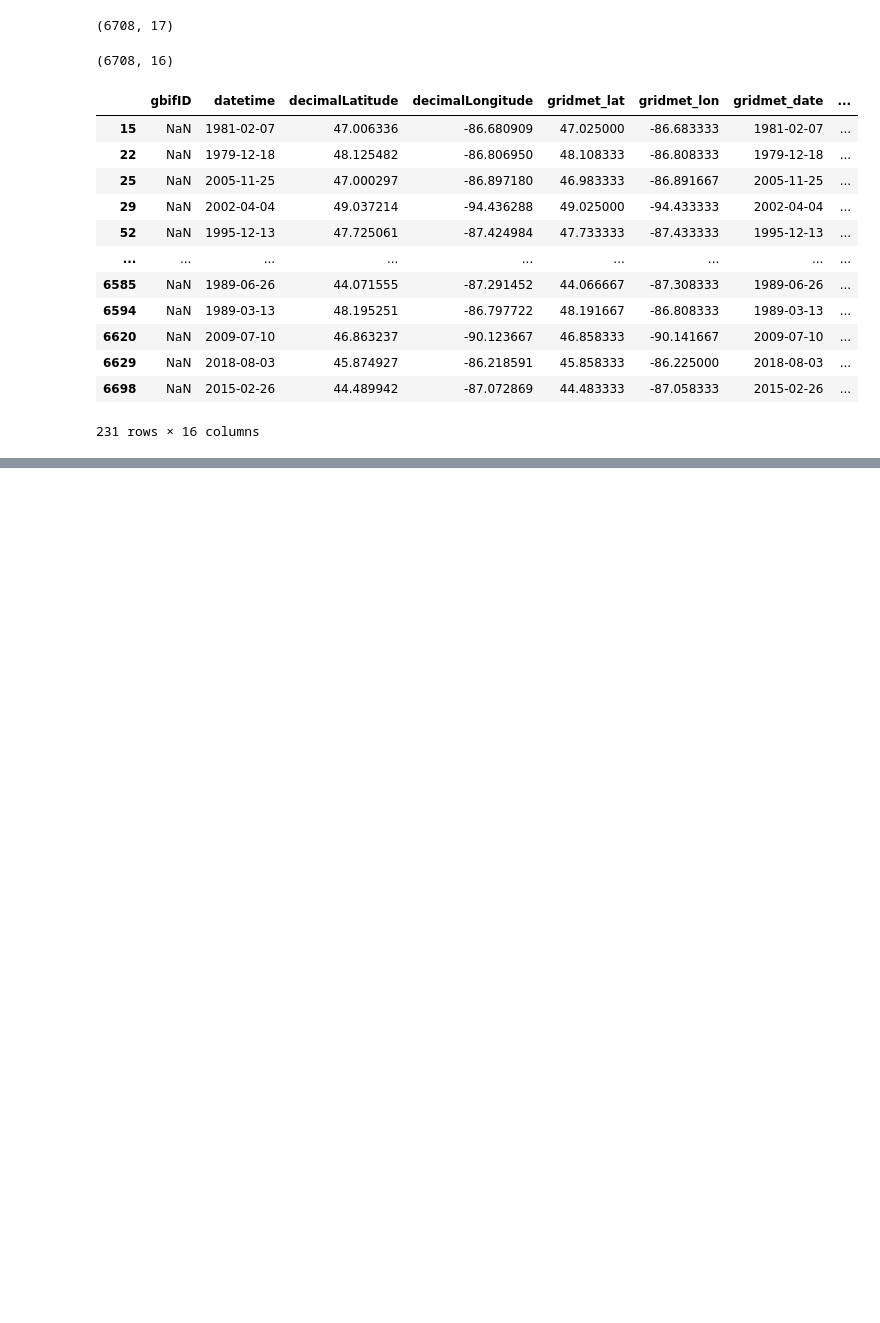
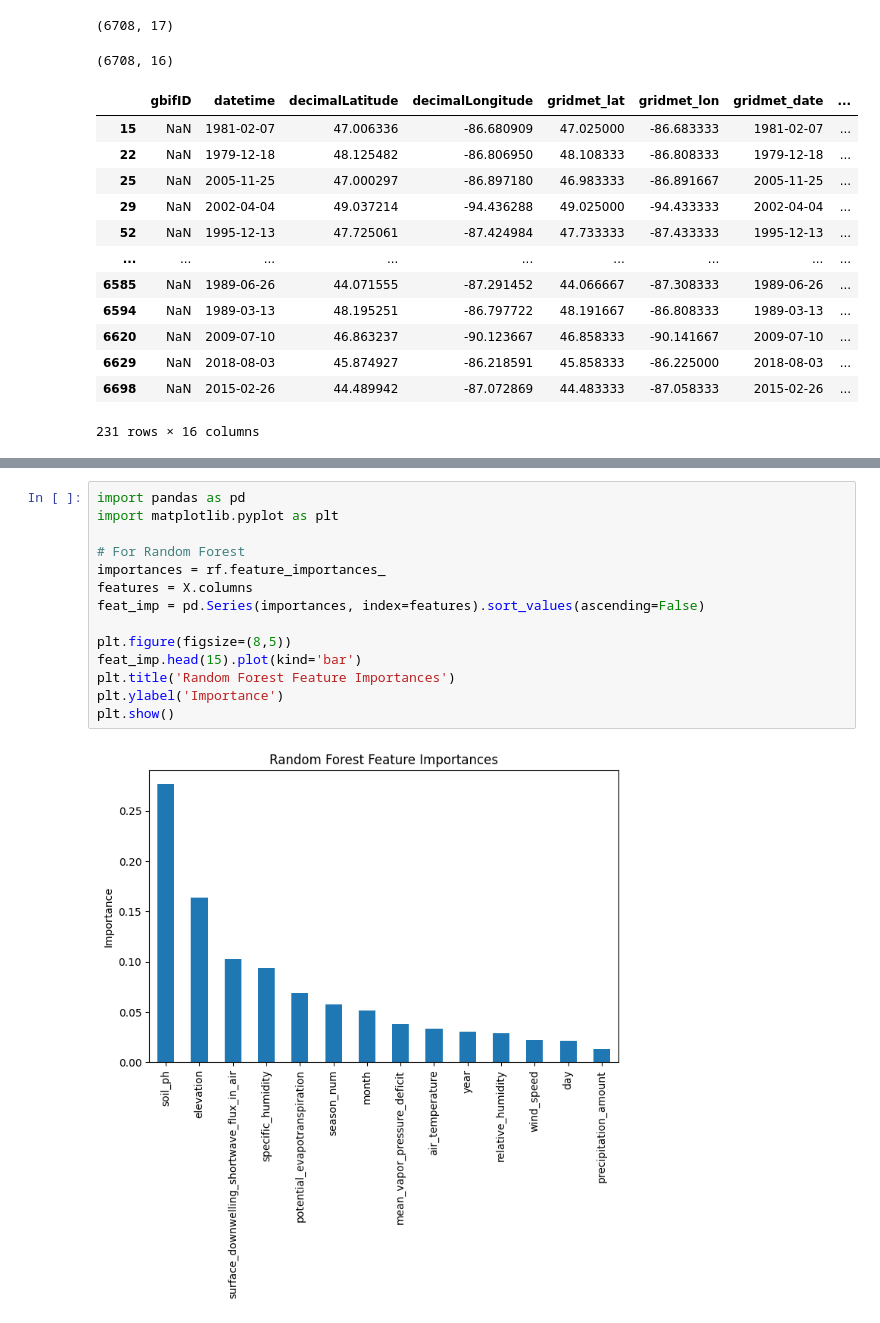
Before and after one commit to BOYSABIO/Huckleberry-Habitat-Suitability-Model, a Jupyter notebook: notebooks/Huckleberry.ipynb, the cells around one changed output, grey strips where cells are left out. Saved outputs shown, nothing was run; the diff lists cells and outputs as text; blank space fills up the shorter version.

```diff
--- a/notebooks/Huckleberry.ipynb
+++ b/notebooks/Huckleberry.ipynb
@@ -671,0 +1342,16 @@ display(clean.dropna().shape)
+# %%
+import pandas as pd
+import matplotlib.pyplot as plt
+
+# For Random Forest
+importances = rf.feature_importances_
+features = X.columns
+feat_imp = pd.Series(importances, index=features).sort_values(ascending=False)
+
+plt.figure(figsize=(8,5))
+feat_imp.head(15).plot(kind='bar')
+plt.title('Random Forest Feature Importances')
+plt.ylabel('Importance')
+plt.show()
+# %% [output]
+[figure, added]
```
Also changed, not shown: parts of 24 cells of this notebook, 10 other files.
